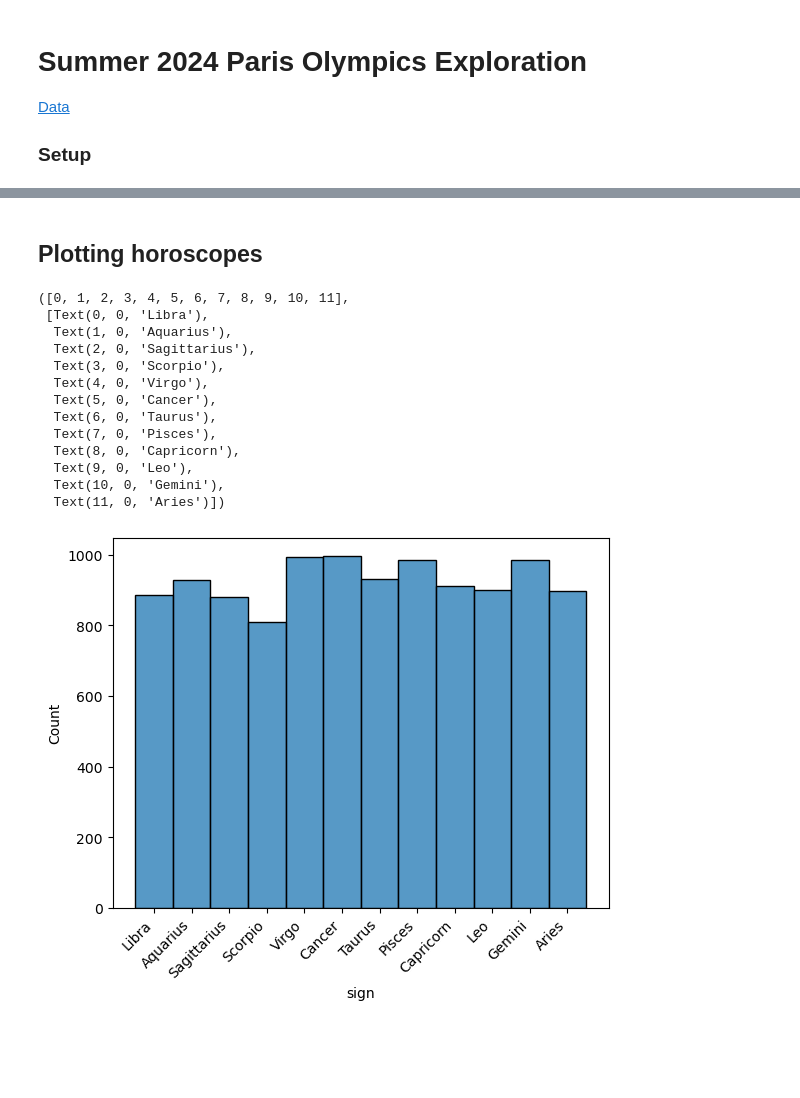
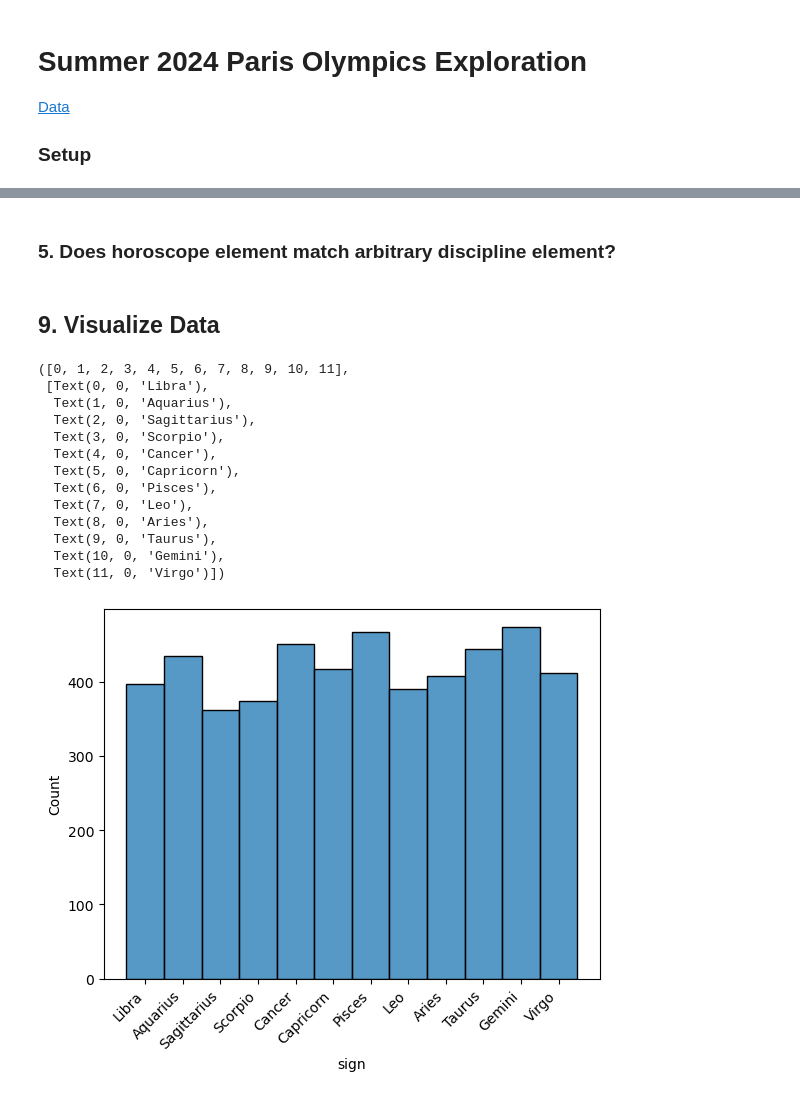
Before and after one commit to haylee360/eds217-project, a Jupyter notebook: project_day8.ipynb, the cells around one changed output, grey strips where cells are left out. Cells and saved outputs as stored; diff of their text form; code cells hidden in the pictures; blank space fills up the shorter version.

```diff
--- a/project_day8.ipynb
+++ b/project_day8.ipynb
@@ -143,5 +109,5 @@ def find_element(df):
     elif ((df == 'Cancer') | (df == 'Scorpio') | (df == 'Pisces')):
         return("Water")
 # %%
-ath_select['element'] = ath_select['sign'].apply(find_element)
-ath_select.head()
+# apply find_element function to data frame
+ath_filter['element'] = ath_filter['sign'].apply(find_element)
@@ -172,0 +116,19 @@ Name: disciplines, Length: 11110, dtype: string
+# %%
+# Create function to assign element to olympic discipline
+def find_element_sport(df):
+    if ((df == 'Basketball') | (df == 'Volleyball') | (df == 'Rugby Sevens')| (df == 'Football') | (df == 'Fencing')):
+        return("Fire")
+
+    elif ((df == 'Sport Climbing') | (df == 'Judo') | (df == 'Weightlifting')| (df == 'Wrestling') | (df == 'Cycling Mountain Bike')):
+        return("Earth")
+
+    elif ((df == 'Shooting') | (df == 'Archery') | (df == 'Badminton')| (df == 'Trampoline') | (df == 'Artistic Gymnastics')):
+        return("Air")
+
+    elif ((df == 'Swimming') | (df == 'Diving') | (df == 'Sailing')| (df == 'Surfing') | (df == 'Water Polo')):
+        return("Water")
+# %%
+# apply function to dataframe
+ath_filter['discipline_element'] = ath_filter['disciplines'].apply(find_element_sport)
+# %% [markdown]
+### 5. Does horoscope element match arbitrary discipline element?
@@ -173,23 +141,25 @@ Name: disciplines, Length: 11110, dtype: string
+# %%
+ath_filter['match'] = ath_filter['element'] == ath_filter['discipline_element']
 # %% [markdown]
-## Plotting horoscopes
+## 9. Visualize Data
 # %%
 plt.figure()
-sns.histplot(data=ath_select['sign'])
+sns.histplot(data=ath_filter['sign'])
 plt.xticks(rotation=45, ha='right')
 # %% [output]
 ([0, 1, 2, 3, 4, 5, 6, 7, 8, 9, 10, 11],
  [Text(0, 0, 'Libra'),
   Text(1, 0, 'Aquarius'),
   Text(2, 0, 'Sagittarius'),
   Text(3, 0, 'Scorpio'),
-  Text(4, 0, 'Virgo'),
-  Text(5, 0, 'Cancer'),
-  Text(6, 0, 'Taurus'),
-  Text(7, 0, 'Pisces'),
-  Text(8, 0, 'Capricorn'),
-  Text(9, 0, 'Leo'),
+  Text(4, 0, 'Cancer'),
+  Text(5, 0, 'Capricorn'),
+  Text(6, 0, 'Pisces'),
+  Text(7, 0, 'Leo'),
+  Text(8, 0, 'Aries'),
+  Text(9, 0, 'Taurus'),
   Text(10, 0, 'Gemini'),
-  Text(11, 0, 'Aries')])
+  Text(11, 0, 'Virgo')])
-[figure, old version]
+[figure, new version]
 # %%
 plt.figure()
```
Also changed, not shown: parts of 30 cells of this notebook.
